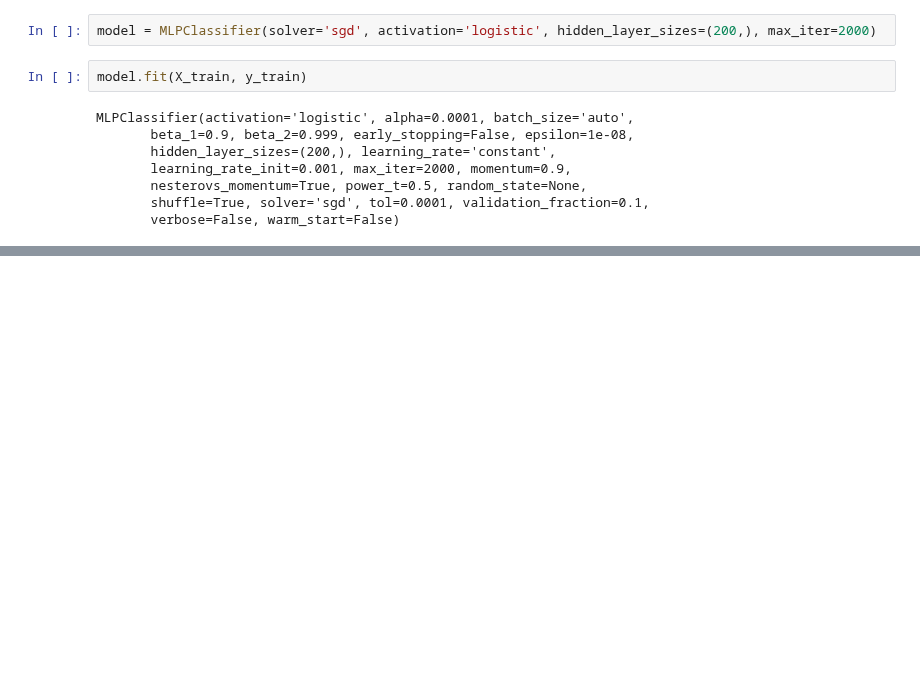
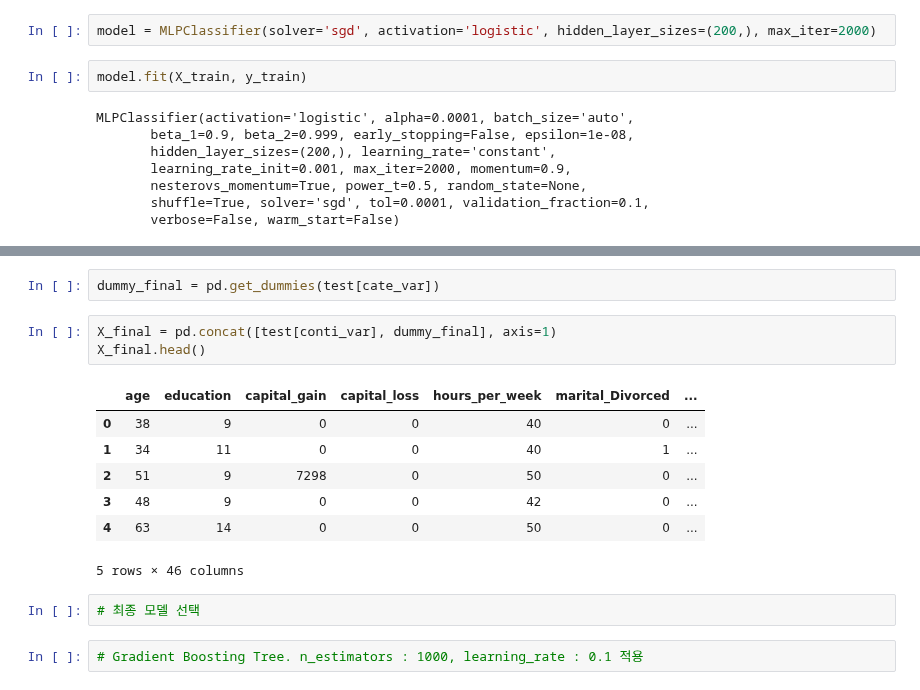
Before and after one commit to woosa7/PythonDataAnalytics, a Jupyter notebook: KMU/FinalExam.ipynb, the cells around one changed output, grey strips where cells are left out. Saved outputs shown, nothing was run; the diff lists cells and outputs as text; blank space fills up the shorter version.

```diff
--- a/KMU/FinalExam.ipynb
+++ b/KMU/FinalExam.ipynb
@@ -416,0 +498,17 @@ F1 : 0.58
+# %%
+dummy_final = pd.get_dummies(test[cate_var])
+# %%
+X_final = pd.concat([test[conti_var], dummy_final], axis=1)
+X_final.head()
+# %% [output]
+|  | age | education | capital_gain | capital_loss | hours_per_week | marital_Divorced | ... |
+| 0 | 38 | 9 | 0 | 0 | 40 | 0 | ... |
+| 1 | 34 | 11 | 0 | 0 | 40 | 1 | ... |
+| 2 | 51 | 9 | 7298 | 0 | 50 | 0 | ... |
+| 3 | 48 | 9 | 0 | 0 | 42 | 0 | ... |
+| 4 | 63 | 14 | 0 | 0 | 50 | 0 | ... |
+5 rows × 46 columns
+# %%
+# 최종 모델 선택
+# %%
+# Gradient Boosting Tree. n_estimators : 1000, learning_rate : 0.1 적용
```
Also changed, not shown: parts of 49 cells of this notebook, 1 other file.
